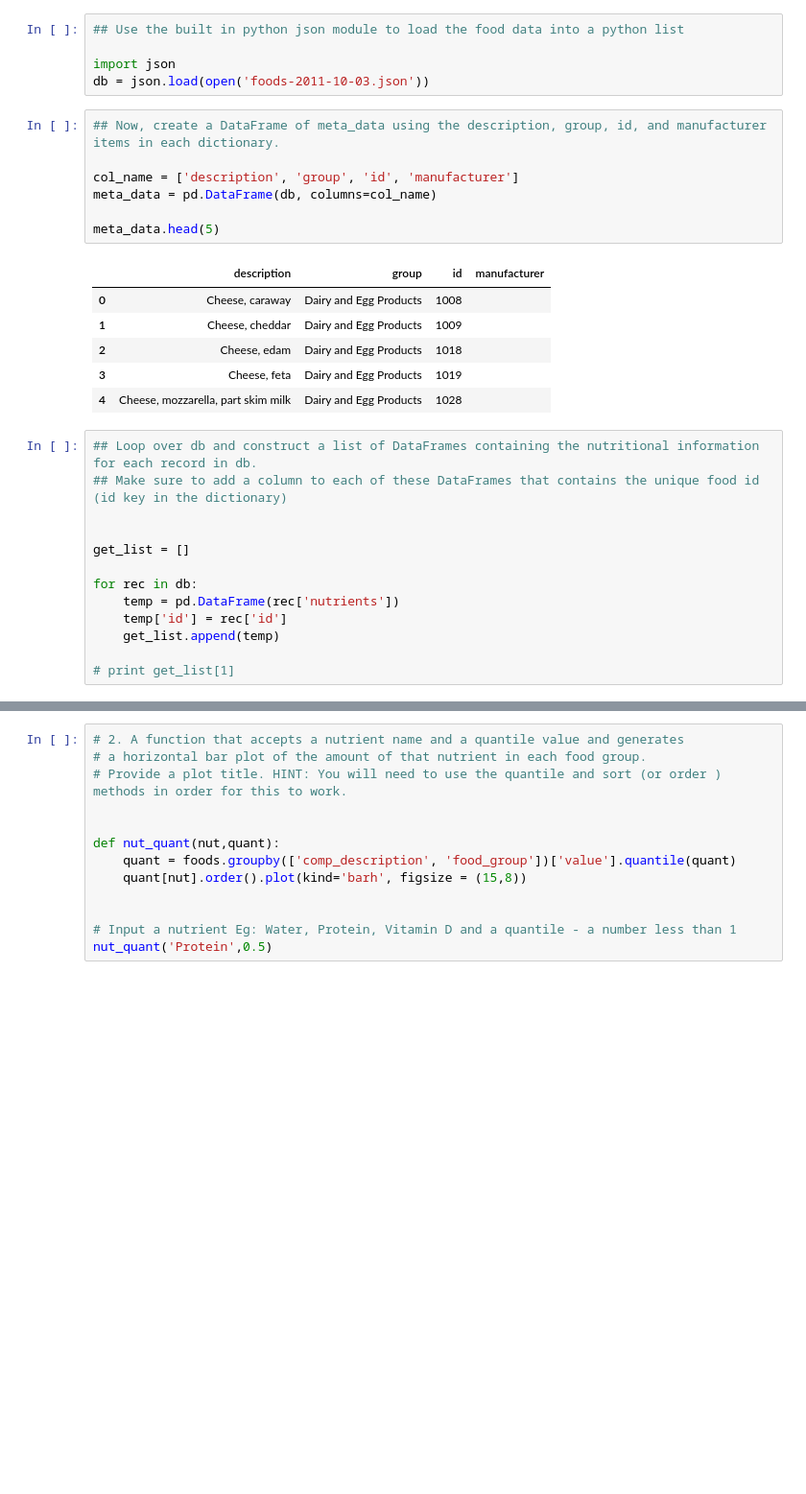
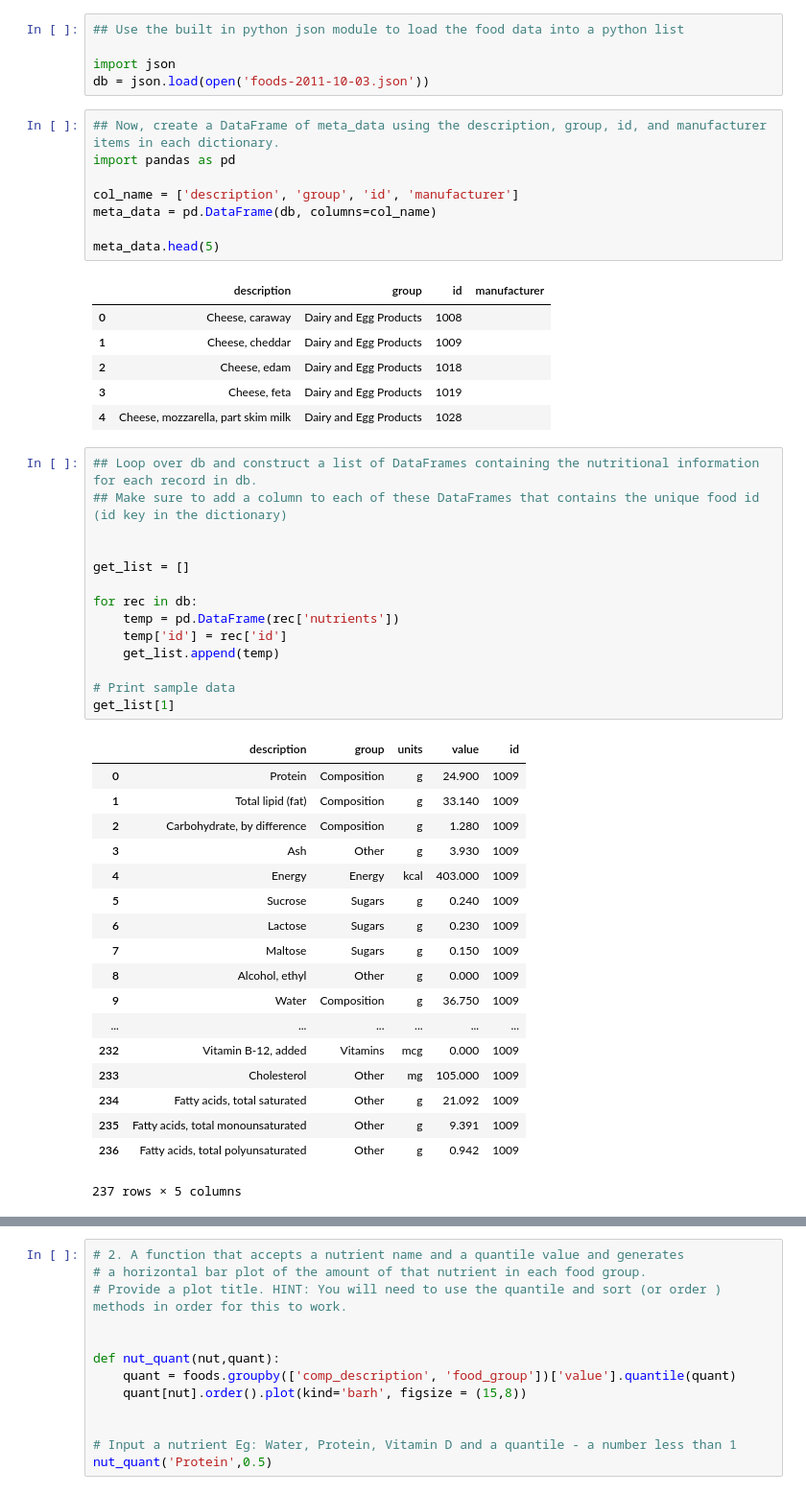
Before and after one commit to mas-dse-dmysoren/DSE200, a Jupyter notebook: day_3_models_and_learning/03_Exercises.ipynb, the cells around one changed output, grey strips where cells are left out. Shown at 96% size. Drawn from its saved outputs; the diff is of its cells as text; blank space fills up the shorter version.

```diff
--- a/day_3_models_and_learning/03_Exercises.ipynb
+++ b/day_3_models_and_learning/03_Exercises.ipynb
@@ -220,6 +274,7 @@ import json
 db = json.load(open('foods-2011-10-03.json'))
 # %%
 ## Now, create a DataFrame of meta_data using the description, group, id, and manufacturer items in each dictionary.
+import pandas as pd
 
 col_name = ['description', 'group', 'id', 'manufacturer']
 meta_data = pd.DataFrame(db, columns=col_name)
@@ -235,16 +290,36 @@ meta_data.head(5)
 # %%
 ## Loop over db and construct a list of DataFrames containing the nutritional information for each record in db.
 ## Make sure to add a column to each of these DataFrames that contains the unique food id (id key in the dictionary)
 
 
 get_list = []
 
 for rec in db:
     temp = pd.DataFrame(rec['nutrients'])
     temp['id'] = rec['id']
     get_list.append(temp)
 
-# print get_list[1]
+# Print sample data
+get_list[1]
+# %% [output]
+|  | description | group | units | value | id |
+| 0 | Protein | Composition | g | 24.900 | 1009 |
+| 1 | Total lipid (fat) | Composition | g | 33.140 | 1009 |
+| 2 | Carbohydrate, by difference | Composition | g | 1.280 | 1009 |
+| 3 | Ash | Other | g | 3.930 | 1009 |
+| 4 | Energy | Energy | kcal | 403.000 | 1009 |
+| 5 | Sucrose | Sugars | g | 0.240 | 1009 |
+| 6 | Lactose | Sugars | g | 0.230 | 1009 |
+| 7 | Maltose | Sugars | g | 0.150 | 1009 |
+| 8 | Alcohol, ethyl | Other | g | 0.000 | 1009 |
+| 9 | Water | Composition | g | 36.750 | 1009 |
+| ... | ... | ... | ... | ... | ... |
+| 232 | Vitamin B-12, added | Vitamins | mcg | 0.000 | 1009 |
+| 233 | Cholesterol | Other | mg | 105.000 | 1009 |
+| 234 | Fatty acids, total saturated | Other | g | 21.092 | 1009 |
+| 235 | Fatty acids, total monounsaturated | Other | g | 9.391 | 1009 |
+| 236 | Fatty acids, total polyunsaturated | Other | g | 0.942 | 1009 |
+237 rows × 5 columns
 # %%
 ## Finally, use the pandas combining techniques to create a nutrients DataFrame.
 ## After you have done this drop duplicate entries in this DataFrame.
```
Also changed, not shown: parts of 36 cells of this notebook, 1 other file.
